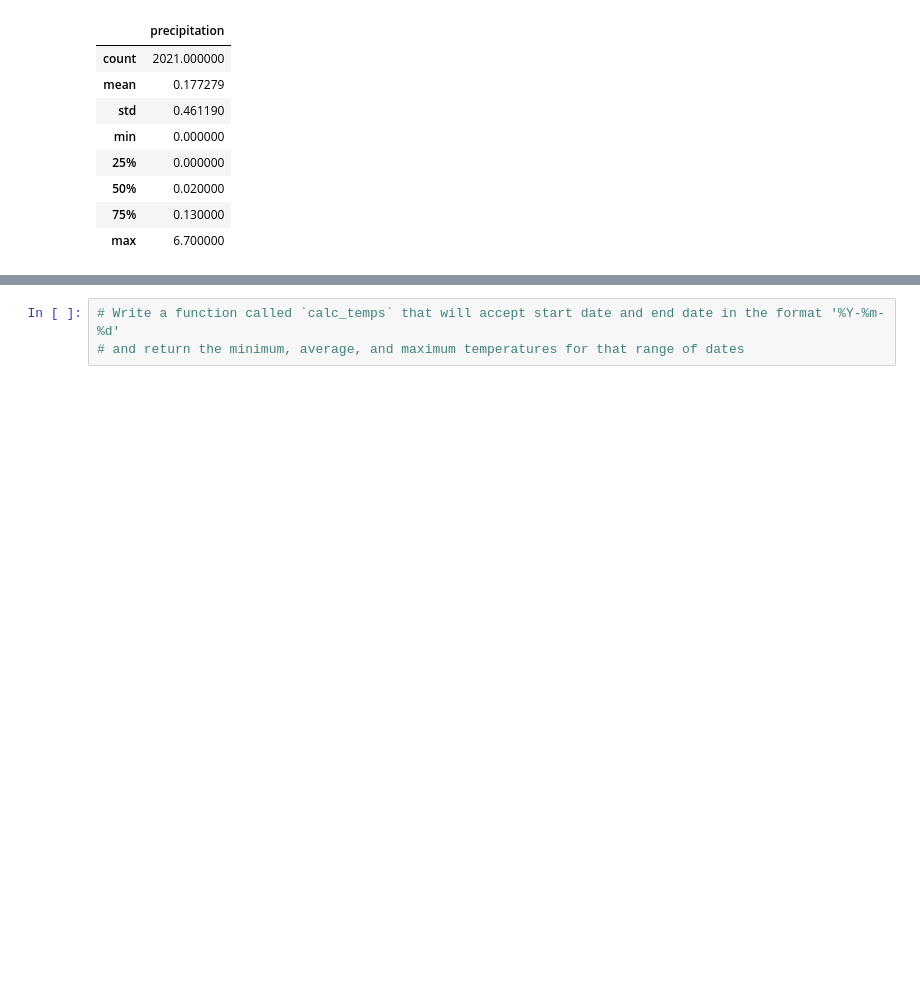
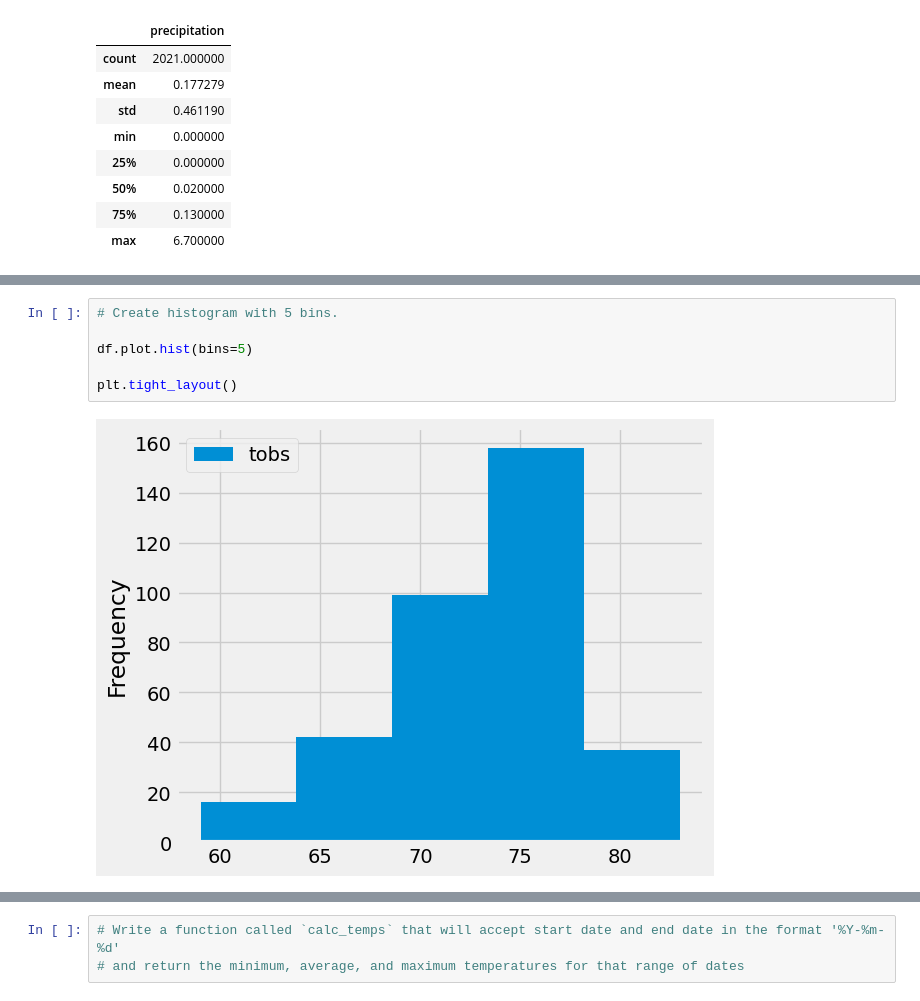
Before and after one commit to MMosquito/surfs_up, a Jupyter notebook: climate_analysis.ipynb, the cells around one changed output, grey strips where cells are left out. Drawn from its saved outputs; the diff is of its cells as text; blank space fills up the shorter version.

```diff
--- a/climate_analysis.ipynb
+++ b/climate_analysis.ipynb
@@ -129,0 +196,8 @@ df.describe()
+# %%
+# Create histogram with 5 bins.
+
+df.plot.hist(bins=5)
+
+plt.tight_layout()
+# %% [output]
+[figure, added]
```
Also changed, not shown: parts of 7 cells of this notebook.
